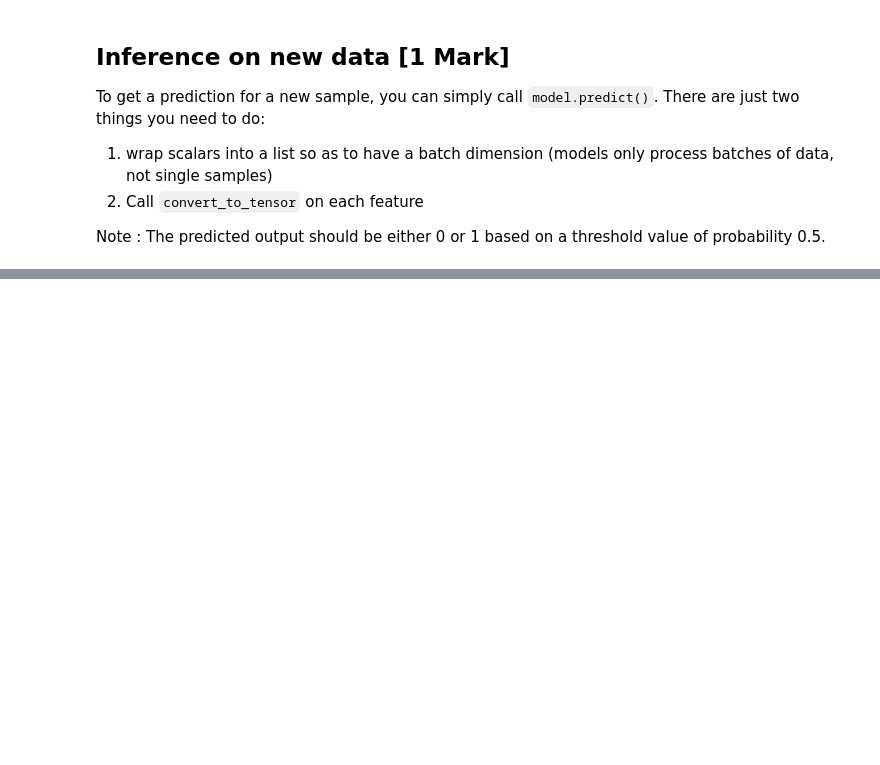
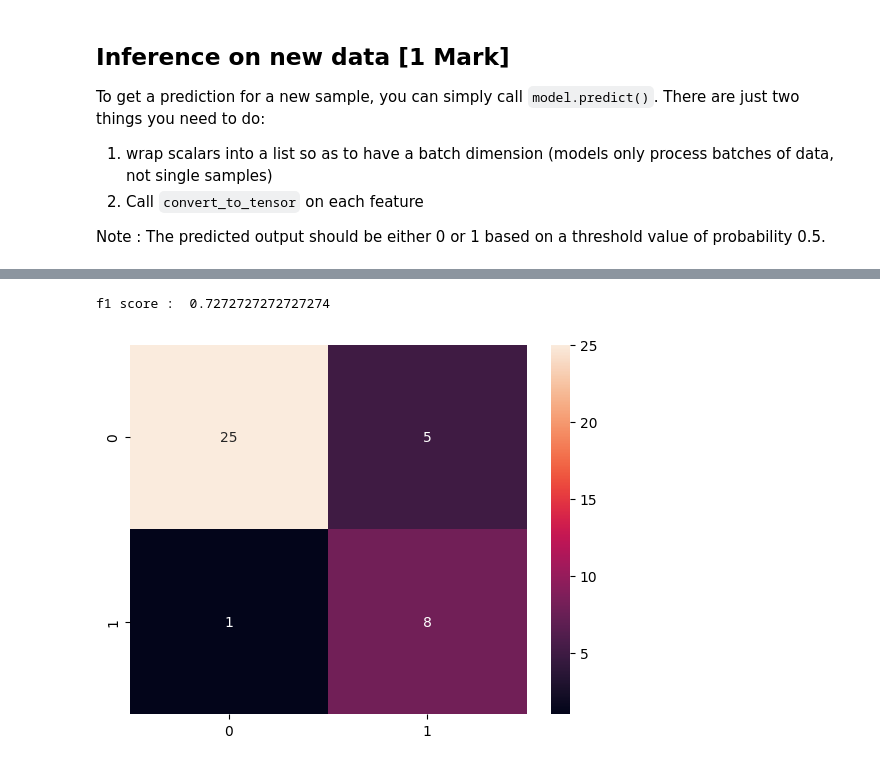
Before and after one commit to snbaskarraj/AIMLOPSIISC, a Jupyter notebook: Copy_of_M1_NB_MiniProject_2_Structured_Data_Classification.ipynb, the cells around one changed output, grey strips where cells are left out. Drawn from its saved outputs; the diff is of its cells as text; code cells hidden in the pictures; blank space fills up the shorter version.

```diff
--- a/Copy_of_M1_NB_MiniProject_2_Structured_Data_Classification.ipynb
+++ b/Copy_of_M1_NB_MiniProject_2_Structured_Data_Classification.ipynb
@@ -1080,0 +427,3 @@ The best model is the one with 1 hidden layer and validation accuracy: 0.7869
+# %%
+## YOUR CODE HERE
+model.fit(train_ds, epochs=10, validation_data=val_ds)
@@ -1175,0 +463,3 @@ Sample 10 - Binary Prediction (0 or 1): 1
+# %%
+input_dict = {name: tf.convert_to_tensor([value]) for name, value in test_dataframe.drop('target', axis=1).items()}
+predictions = model.predict(tf.data.Dataset.from_tensor_slices(input_dict))
@@ -1175,0 +471,7 @@ Sample 10 - Binary Prediction (0 or 1): 1
+# %%
+print('f1 score : ', f1_score(predictions[:, 0] > 0.5, test_dataframe['target']))
+sn.heatmap(confusion_matrix(predictions[:, 0] > 0.5, test_dataframe['target']), annot = True)
+plt.show()
+# %% [output]
+f1 score :  0.7272727272727274
+[figure, added]
```
Also changed, not shown: parts of 38 cells of this notebook.
